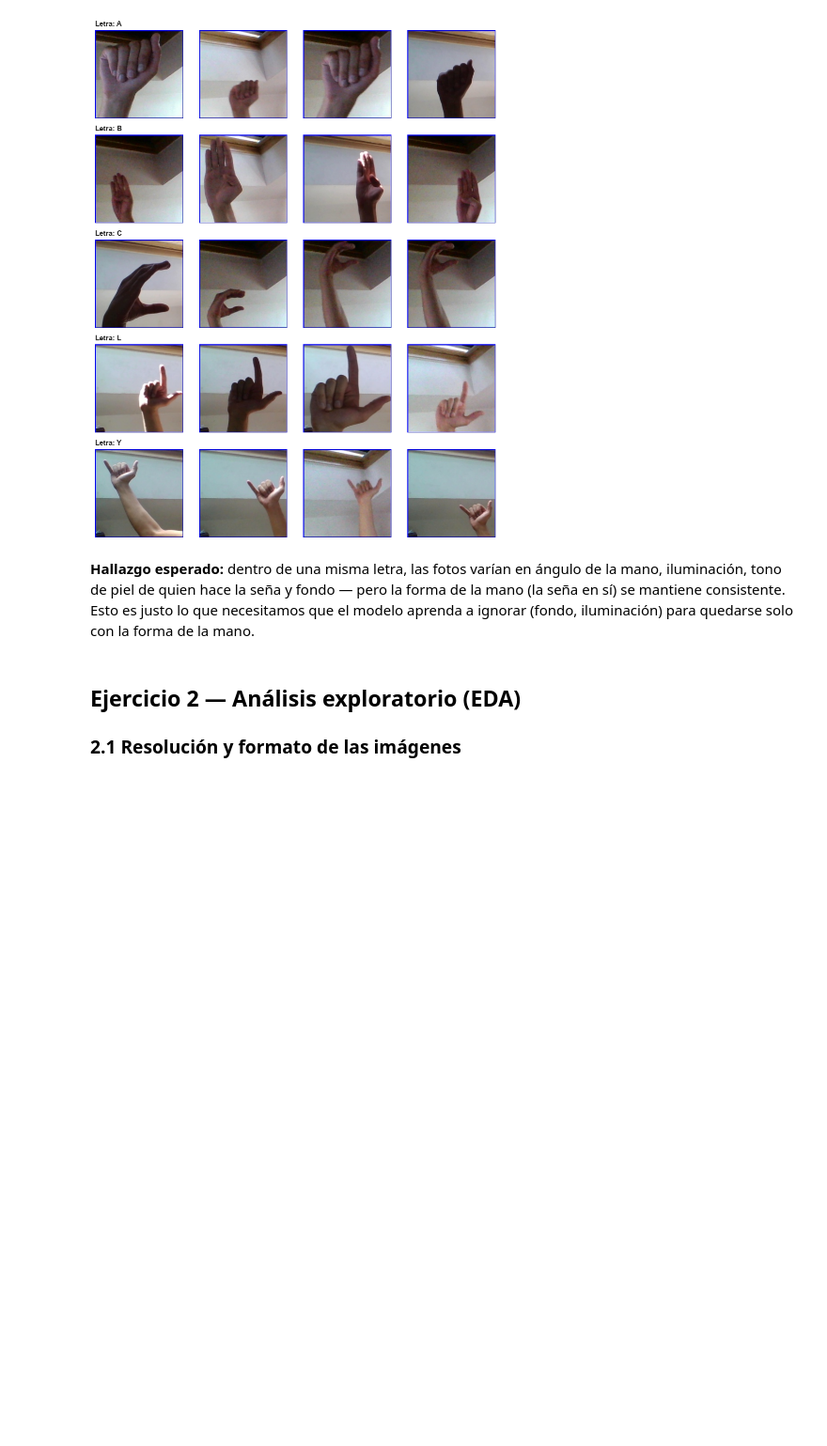
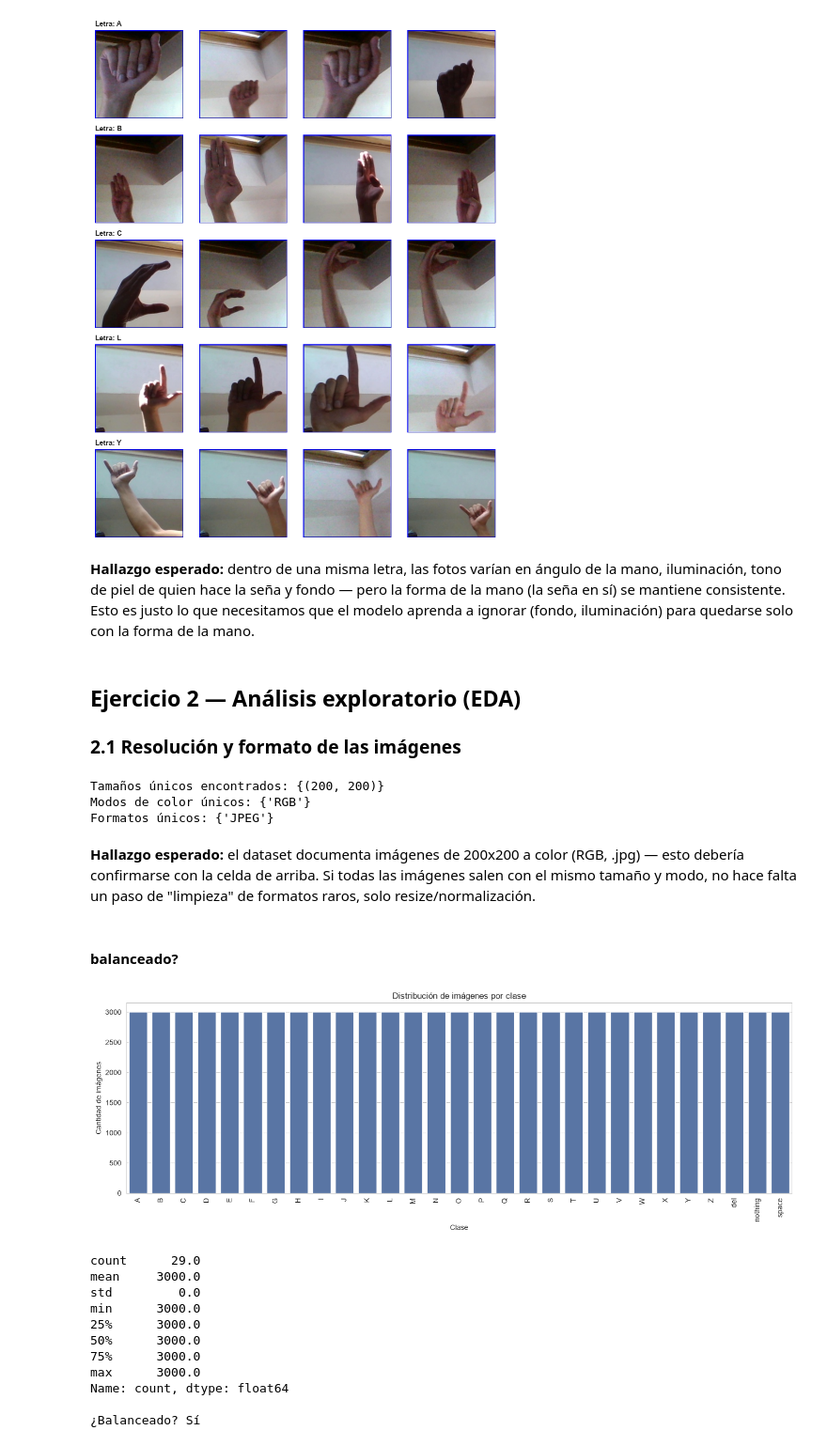
Before and after one commit to Qu3zada22/Laboratorio3-ds, a Jupyter notebook: notebooks/01_eda_preprocessing.ipynb, the cells around one changed output. Shown at 94% size. Drawn from its saved outputs; the diff is of its cells as text; code cells hidden in the pictures; blank space fills up the shorter version.

```diff
--- a/notebooks/01_eda_preprocessing.ipynb
+++ b/notebooks/01_eda_preprocessing.ipynb
@@ -93,3 +93,52 @@ iluminación) para quedarse solo con la forma de la mano.
 ## Ejercicio 2 — Análisis exploratorio (EDA)
 
 ### 2.1 Resolución y formato de las imágenes
+# %%
+sample_paths = df.sample(300, random_state=RANDOM_STATE).filepath
+sizes, modes, formats = [], [], []
+for p in sample_paths:
+    with Image.open(p) as img:
+        sizes.append(img.size)
+        modes.append(img.mode)
+        formats.append(img.format)
+
+print("Tamaños únicos encontrados:", set(sizes))
+print("Modos de color únicos:", set(modes))
+print("Formatos únicos:", set(formats))
+# %% [output]
+Tamaños únicos encontrados: {(200, 200)}
+Modos de color únicos: {'RGB'}
+Formatos únicos: {'JPEG'}
+# %% [markdown]
+**Hallazgo esperado:** el dataset documenta imágenes de 200x200 a color (RGB, .jpg) — esto
+debería confirmarse con la celda de arriba. Si todas las imágenes salen con el mismo tamaño y modo,
+no hace falta un paso de "limpieza" de formatos raros, solo resize/normalización.
+# %% [markdown]
+#### balanceado?
+# %%
+class_counts = df.label.value_counts().sort_index()
+
+plt.figure(figsize=(14, 5))
+sns.barplot(x=class_counts.index, y=class_counts.values, color="#4C72B0")
+plt.xticks(rotation=90)
+plt.ylabel("Cantidad de imágenes")
+plt.xlabel("Clase")
+plt.title("Distribución de imágenes por clase")
+plt.tight_layout()
+plt.show()
+
+print(class_counts.describe())
+print("\n¿Balanceado?", "Sí" if class_counts.std() / class_counts.mean() < 0.05 else "Revisar - puede haber desbalance")
+# %% [output]
+[figure, added]
+count      29.0
+mean     3000.0
+std         0.0
+min      3000.0
+25%      3000.0
+50%      3000.0
+75%      3000.0
+max      3000.0
+Name: count, dtype: float64
+
+¿Balanceado? Sí
```
Also changed, not shown: parts of 5 cells of this notebook.
